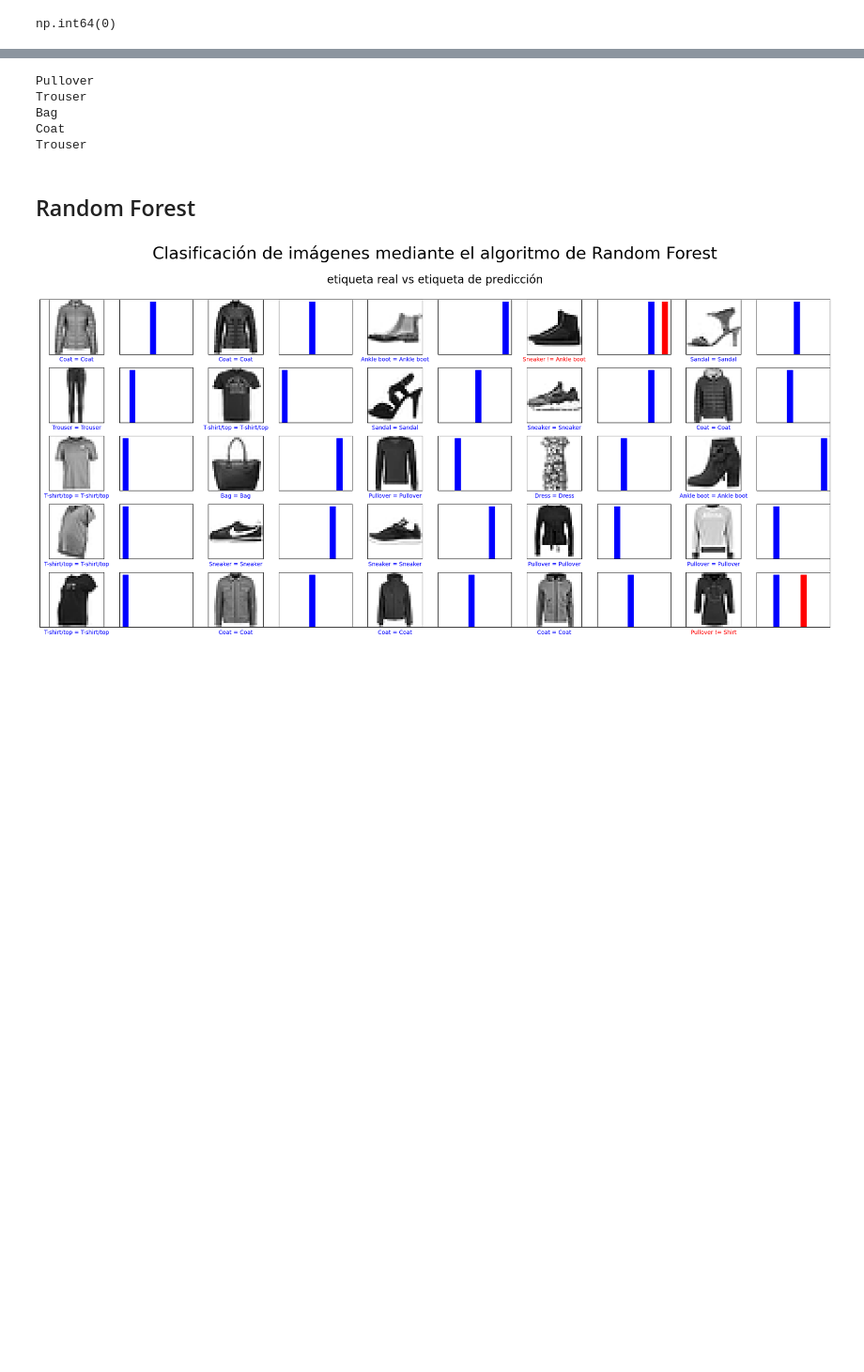
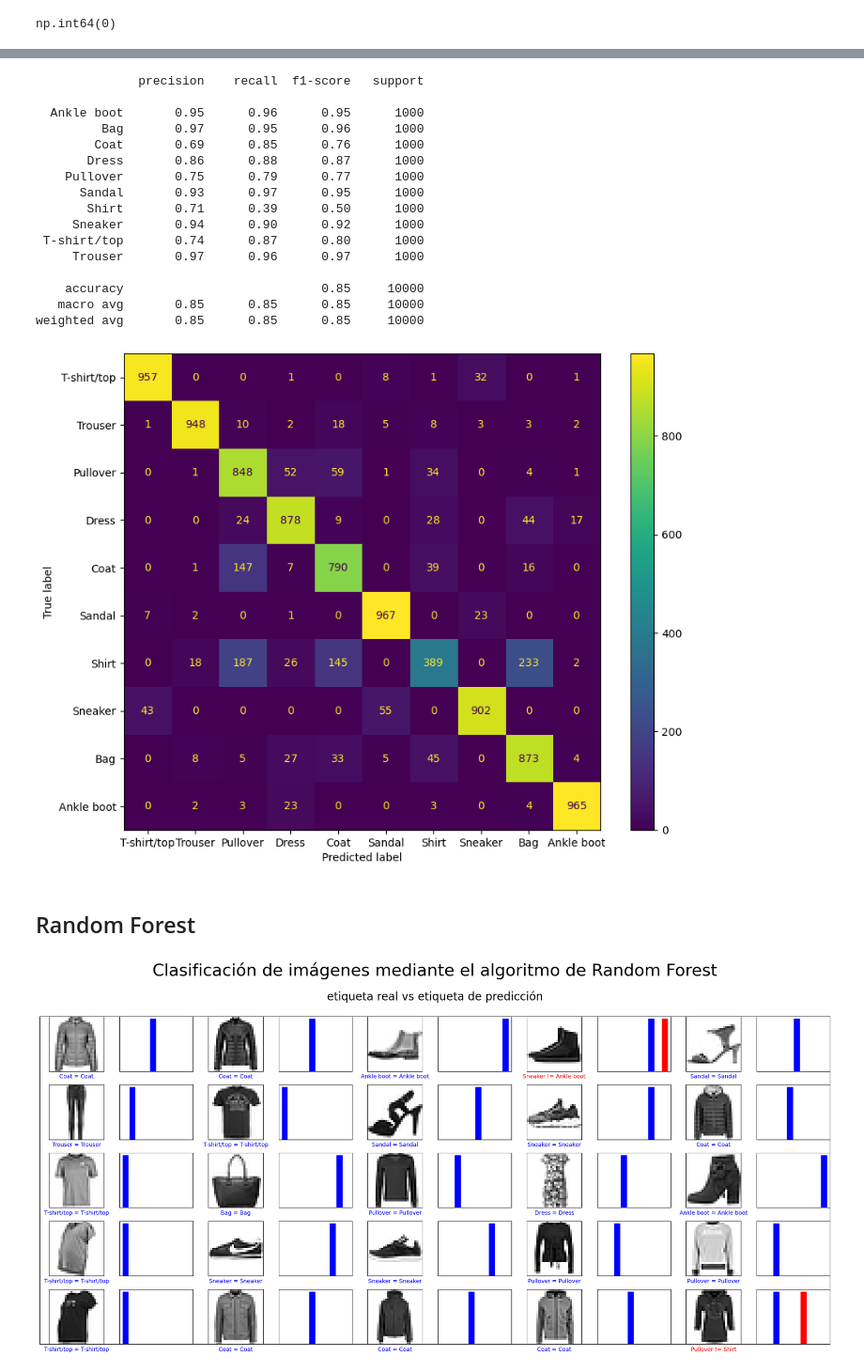
Before and after one commit to Leonard0711/models_ml, a Jupyter notebook: models_ml_py/redes_neuronales/red_conv_mnist.ipynb, the cells around one changed output, grey strips where cells are left out. Shown at 94% size. Cells and saved outputs as stored; diff of their text form; code cells hidden in the pictures; blank space fills up the shorter version.

```diff
--- a/models_ml_py/redes_neuronales/red_conv_mnist.ipynb
+++ b/models_ml_py/redes_neuronales/red_conv_mnist.ipynb
@@ -75 +69,17 @@ images_train[0].shape
+# %%
+from tensorflow.keras.models import Sequential #type:ignore
+from tensorflow.keras.layers import  Input, Conv2D, BatchNormalization, Dense, Dropout, Flatten, MaxPooling2D #type:ignore
+
+model = Sequential()
+model.add(Input((28,28,1)))
+model.add(Conv2D(filters=6, kernel_size=(5,5), activation="relu"))
+model.add(MaxPooling2D(pool_size=(2,2)))
+
+model.add(Conv2D(filters=16, kernel_size=(5,5), activation="relu"))
+model.add(MaxPooling2D(pool_size=(2,2)))
+
+model.add(Flatten())
+model.add(Dense(120, activation="relu"))
+model.add(Dense(84, activation="relu"))
+model.add(Dense(10, activation="softmax"))
 # %%
@@ -261,12 +277,37 @@ prediccion.shape
-# %%
-for i in range(prediccion.shape[0]):
-    print(labels_names[np.argmax(prediccion[i])])
-# %% [output]
-Pullover
-Trouser
-Bag
-Coat
-Trouser
+# %%
+list_pred = []
+for p in predict_cnn:
+    list_pred.append(labels_names[np.argmax(p)])
+list_names = []
+for p in labels_test:
+    list_names.append(labels_names[p])
+# %%
+from sklearn.metrics import confusion_matrix, ConfusionMatrixDisplay, classification_report
+matrix_cr = classification_report(list_names, list_pred)
+print(matrix_cr)
+cm = confusion_matrix(list_names, list_pred)
+fig, ax = plt.subplots(figsize=(10,8))
+dist = ConfusionMatrixDisplay(cm, display_labels=labels_names)
+dist.plot(ax=ax)
+plt.show()
+# %% [output]
+              precision    recall  f1-score   support
+
+  Ankle boot       0.95      0.96      0.95      1000
+         Bag       0.97      0.95      0.96      1000
+        Coat       0.69      0.85      0.76      1000
+       Dress       0.86      0.88      0.87      1000
+    Pullover       0.75      0.79      0.77      1000
+      Sandal       0.93      0.97      0.95      1000
+       Shirt       0.71      0.39      0.50      1000
+     Sneaker       0.94      0.90      0.92      1000
+ T-shirt/top       0.74      0.87      0.80      1000
+     Trouser       0.97      0.96      0.97      1000
+
+    accuracy                           0.85     10000
+   macro avg       0.85      0.85      0.85     10000
+weighted avg       0.85      0.85      0.85     10000
+[figure, added]
 # %% [markdown]
 ## Random Forest
 # %%
```
Also changed, not shown: parts of 15 cells of this notebook.
